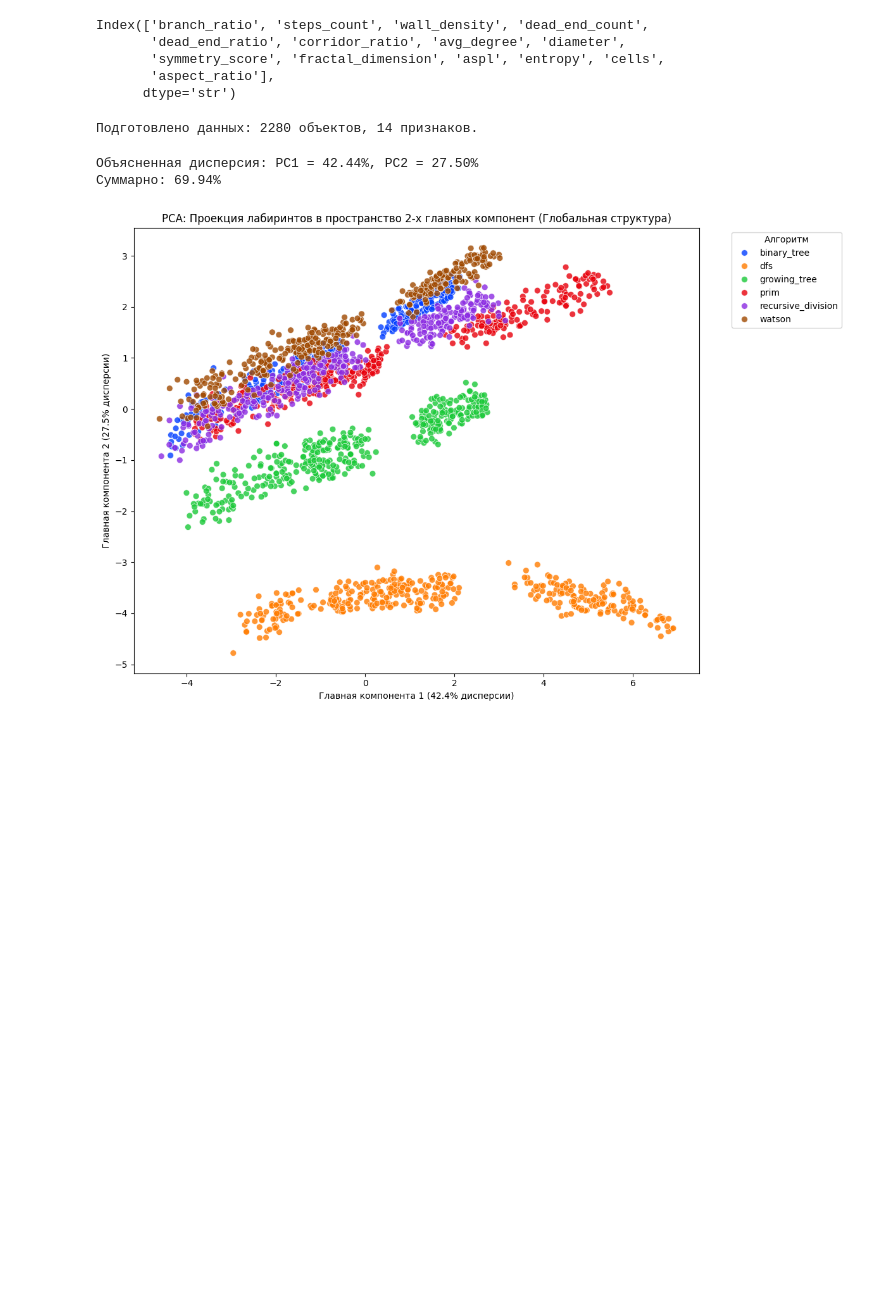
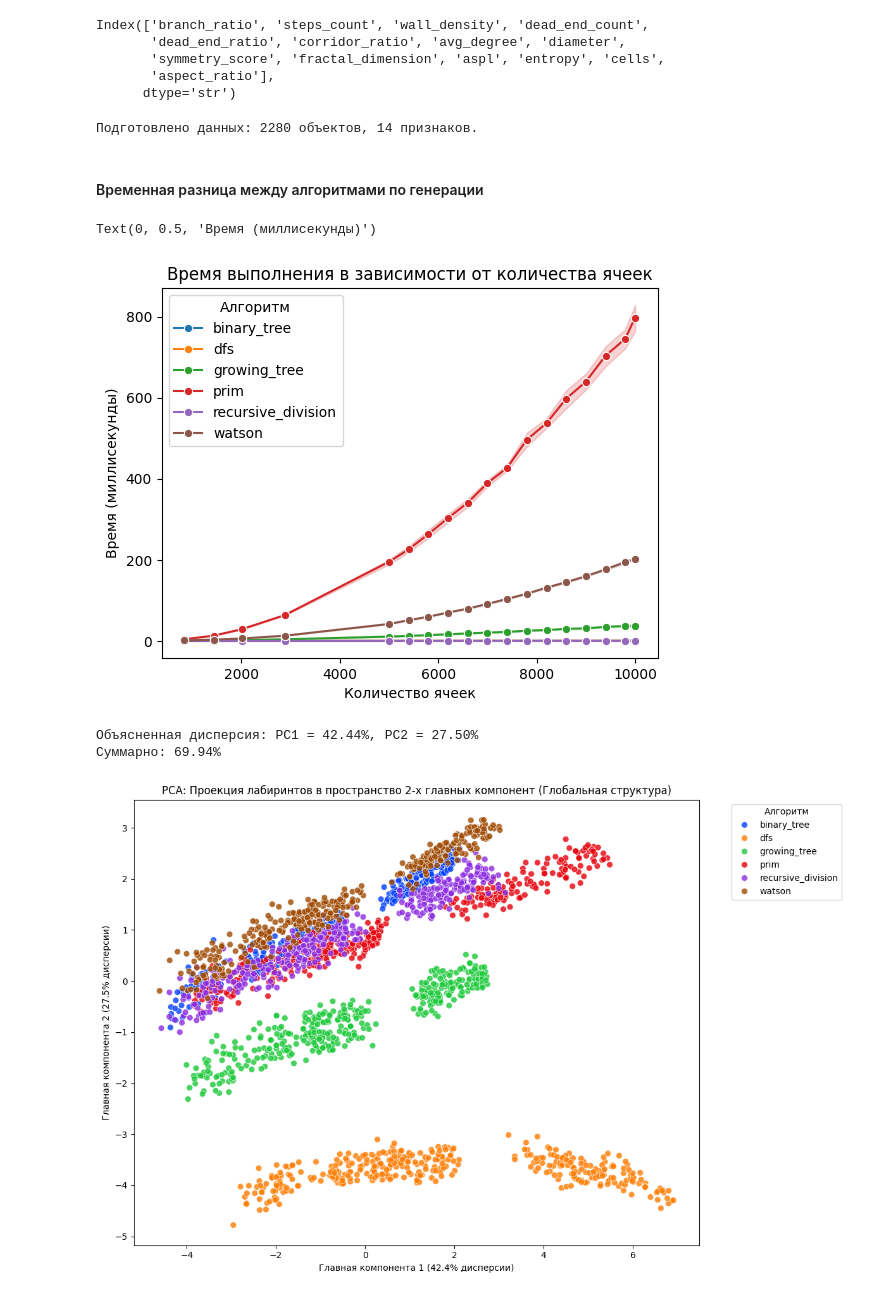
Before and after one commit to MIvi-test/labirit, a Jupyter notebook: analisys/statiscic.ipynb, the cells around one changed output. Saved outputs shown, nothing was run; the diff lists cells and outputs as text; code cells hidden in the pictures; blank space fills up the shorter version.

Commit message:
time graph

```diff
--- a/analisys/statiscic.ipynb
+++ b/analisys/statiscic.ipynb
@@ -106,6 +106,21 @@ print(
     f"Подготовлено данных: {new_df_scaled.shape[0]} объектов, {new_df_scaled.shape[1]} признаков.")
 # %% [output]
 Подготовлено данных: 2280 объектов, 14 признаков.
+# %% [markdown]
+#### Временная разница между алгоритмами по генерации
+# %%
+temp_df = df
+# Создаем колонку в миллисекундах
+temp_df['ms'] = temp_df['microseconds'] / 1000
+
+sns.lineplot(data=temp_df, x="cells", y="ms", hue="benchmark", marker="o")
+plt.title("Время выполнения в зависимости от количества ячеек")
+plt.xlabel("Количество ячеек")
+plt.legend(title="Алгоритм")
+plt.ylabel("Время (миллисекунды)")
+# %% [output]
+Text(0, 0.5, 'Время (миллисекунды)')
+[figure, added]
 # %%
 pca = PCA(n_components=2)
 principal_components = pca.fit_transform(new_df_scaled)
```
